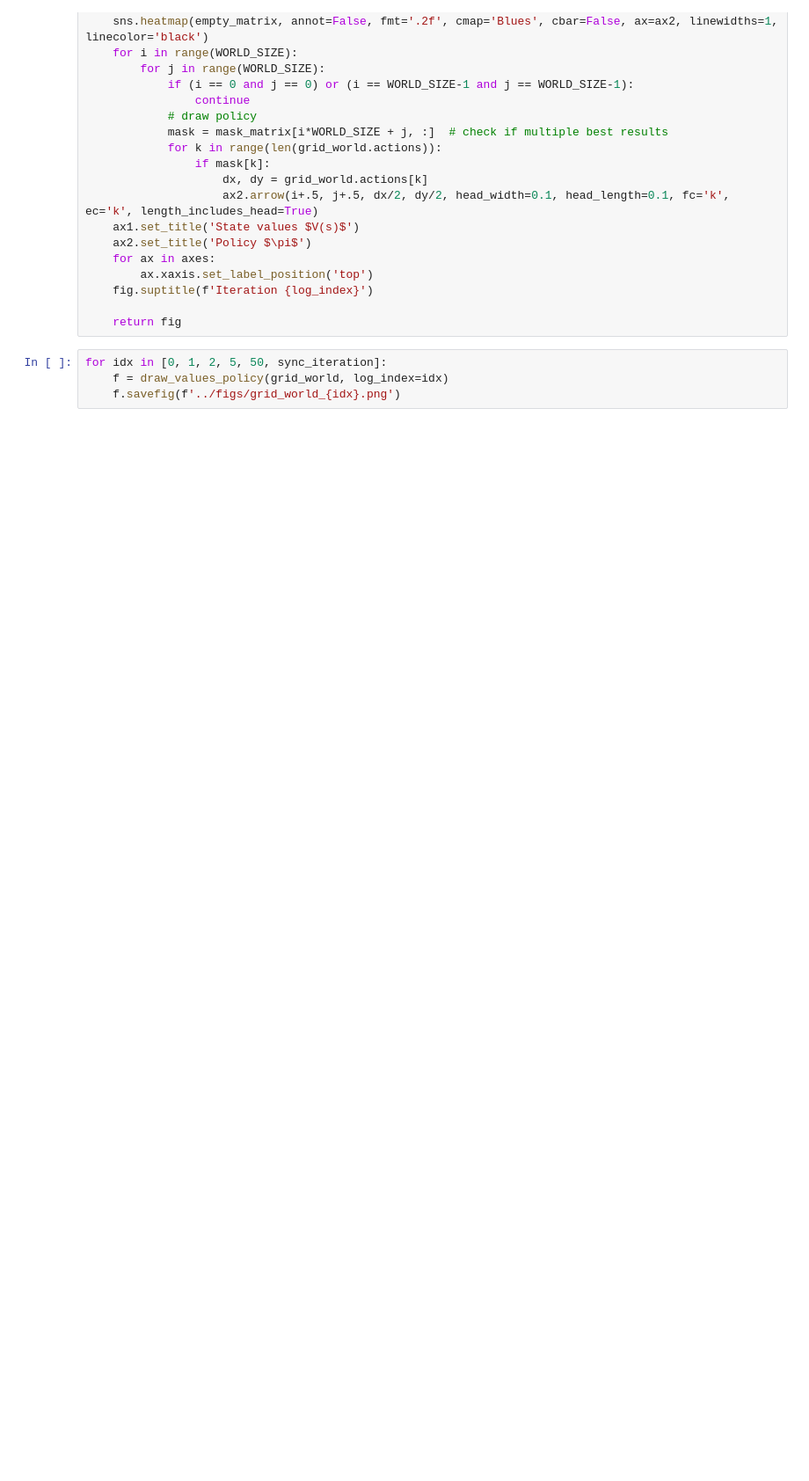
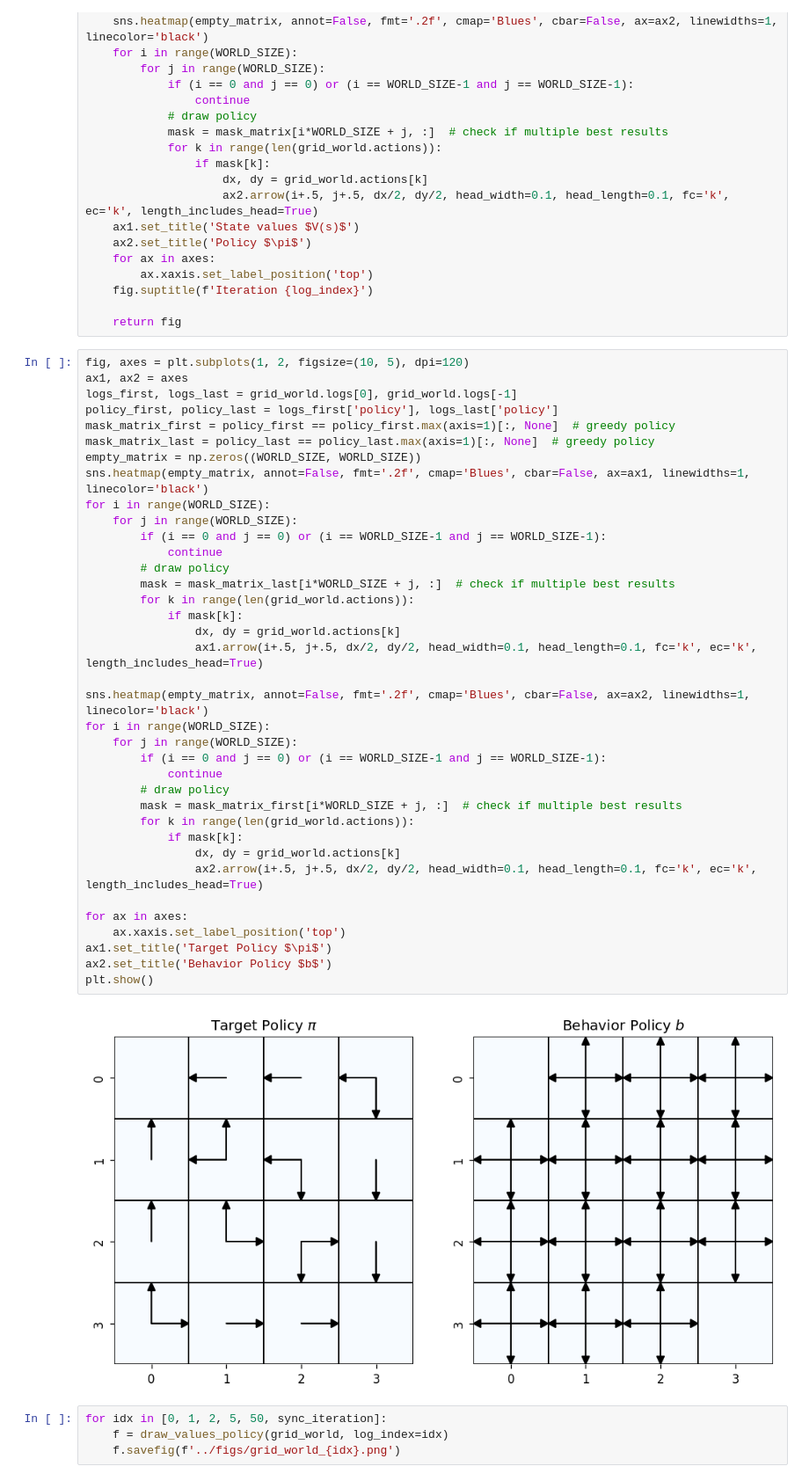
Before and after one commit to simonjisu/rl_2023spring, a Jupyter notebook: notebooks/04-dymanic_programming.ipynb, the cells around one changed output. Shown: that part at 88% size. Cells and saved outputs as stored; diff of their text form; blank space fills up the shorter version.

```diff
--- a/notebooks/04-dymanic_programming.ipynb
+++ b/notebooks/04-dymanic_programming.ipynb
@@ -128,6 +128,45 @@ def draw_values_policy(grid_world, log_index):
     fig.suptitle(f'Iteration {log_index}')
 
     return fig
+# %%
+fig, axes = plt.subplots(1, 2, figsize=(10, 5), dpi=120)
+ax1, ax2 = axes
+logs_first, logs_last = grid_world.logs[0], grid_world.logs[-1]
+policy_first, policy_last = logs_first['policy'], logs_last['policy']
+mask_matrix_first = policy_first == policy_first.max(axis=1)[:, None]  # greedy policy
+mask_matrix_last = policy_last == policy_last.max(axis=1)[:, None]  # greedy policy
+empty_matrix = np.zeros((WORLD_SIZE, WORLD_SIZE))
+sns.heatmap(empty_matrix, annot=False, fmt='.2f', cmap='Blues', cbar=False, ax=ax1, linewidths=1, linecolor='black')
+for i in range(WORLD_SIZE):
+    for j in range(WORLD_SIZE):
+        if (i == 0 and j == 0) or (i == WORLD_SIZE-1 and j == WORLD_SIZE-1):
+            continue
+        # draw policy
+        mask = mask_matrix_last[i*WORLD_SIZE + j, :]  # check if multiple best results
+        for k in range(len(grid_world.actions)):
+            if mask[k]:
+                dx, dy = grid_world.actions[k]
+                ax1.arrow(i+.5, j+.5, dx/2, dy/2, head_width=0.1, head_length=0.1, fc='k', ec='k', length_includes_head=True)
+
+sns.heatmap(empty_matrix, annot=False, fmt='.2f', cmap='Blues', cbar=False, ax=ax2, linewidths=1, linecolor='black')
+for i in range(WORLD_SIZE):
+    for j in range(WORLD_SIZE):
+        if (i == 0 and j == 0) or (i == WORLD_SIZE-1 and j == WORLD_SIZE-1):
+            continue
+        # draw policy
+        mask = mask_matrix_first[i*WORLD_SIZE + j, :]  # check if multiple best results
+        for k in range(len(grid_world.actions)):
+            if mask[k]:
+                dx, dy = grid_world.actions[k]
+                ax2.arrow(i+.5, j+.5, dx/2, dy/2, head_width=0.1, head_length=0.1, fc='k', ec='k', length_includes_head=True)
+
+for ax in axes:
+    ax.xaxis.set_label_position('top')
+ax1.set_title('Target Policy $\pi$')
+ax2.set_title('Behavior Policy $b$')
+plt.show()
+# %% [output]
+[figure, added]
 # %%
 for idx in [0, 1, 2, 5, 50, sync_iteration]:
     f = draw_values_policy(grid_world, log_index=idx)
```
Also changed, not shown: 3 other files.
